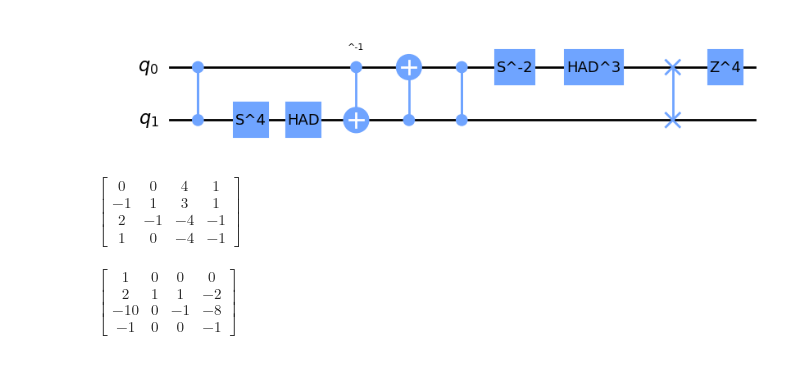
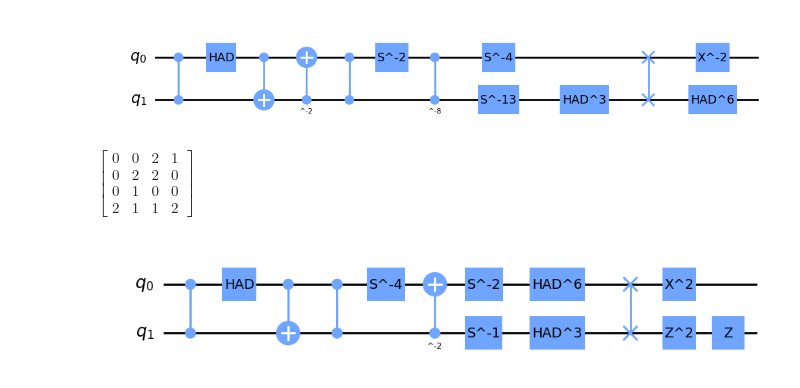
Before and after one commit to jvdwetering/dizx, a Jupyter notebook: notebooks/CircuitSimplifierHacking.ipynb, the cells around one changed output. Drawn from its saved outputs; the diff is of its cells as text; code cells hidden in the pictures.

```diff
--- a/notebooks/CircuitSimplifierHacking.ipynb
+++ b/notebooks/CircuitSimplifierHacking.ipynb
@@ -78,4 +92,3 @@ c.to_qiskit_rep().draw("mpl")
 # %%
 cs = simp.CliffordSimplifier(c)
-# cs.verbose = True
-# print(cs.dag)
+cs.check_semantics_each_step = True
@@ -87,19 +95,12 @@ c.draw()
-# %%
-cs = simp.CliffordSimplifier(c)
-cs.simple_optimize()
-cs.push_CZ_past_CX()
-cs.simple_optimize()
-cs.transform_CX_to_SWAP()
-cs.simple_optimize()
-cs.transform_CX_to_SWAP()
-cs.circuit.draw()
-# %% [output]
-[figure, removed]
-# %%
-cs.circuit.to_symplectic_matrix()
-# %% [output]
-$\displaystyle \left[\begin{matrix}0 & 0 & 4 & 1\\-1 & 1 & 3 & 1\\2 & -1 & -4 & -1\\1 & 0 & -4 & -1\end{matrix}\right]$
-# %%
-c.to_symplectic_matrix()
-# %% [output]
-$\displaystyle \left[\begin{matrix}1 & 0 & 0 & 0\\2 & 1 & 1 & -2\\-10 & 0 & -1 & -8\\-1 & 0 & 0 & -1\end{matrix}\right]$
+# %%
+cs.simple_optimize()
+
+display(cs.circuit.draw())
+dizx.symplectic.modulo_matrix(cs.circuit.to_symplectic_matrix(),3)
+# %% [output]
+[figure, added]
+$\displaystyle \left[\begin{matrix}0 & 0 & 2 & 1\\0 & 2 & 2 & 0\\0 & 1 & 0 & 0\\2 & 1 & 1 & 2\end{matrix}\right]$
+# %%
+cs.circuit_list[-18].draw()
+# %% [output]
+[figure, added]
```
Also changed, not shown: parts of 31 cells of this notebook, 3 other files.
